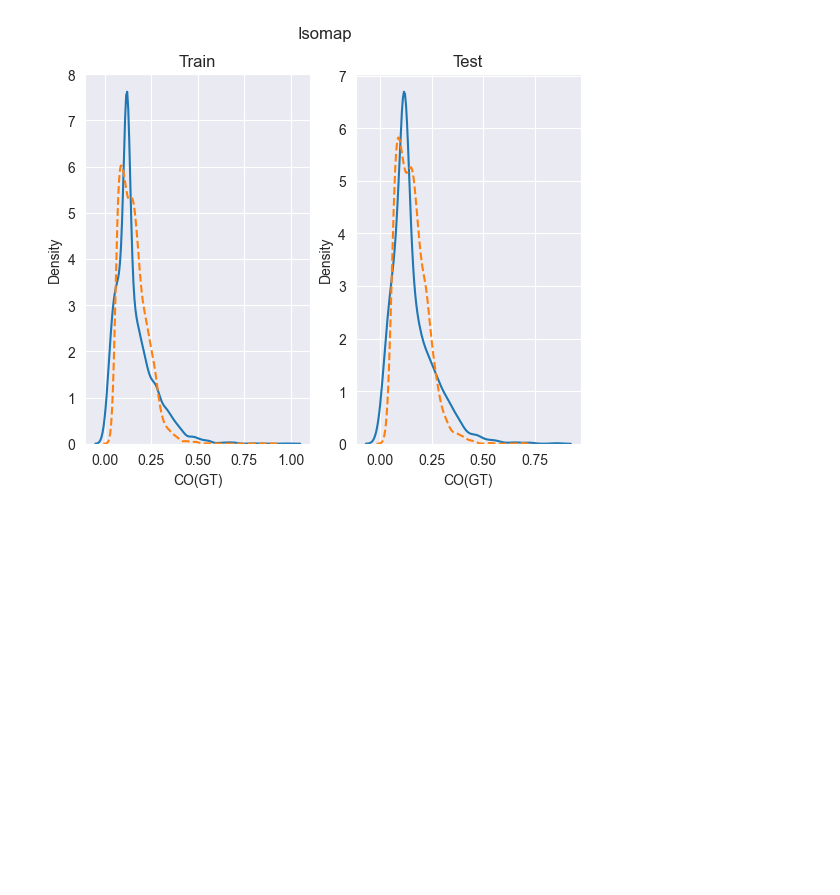
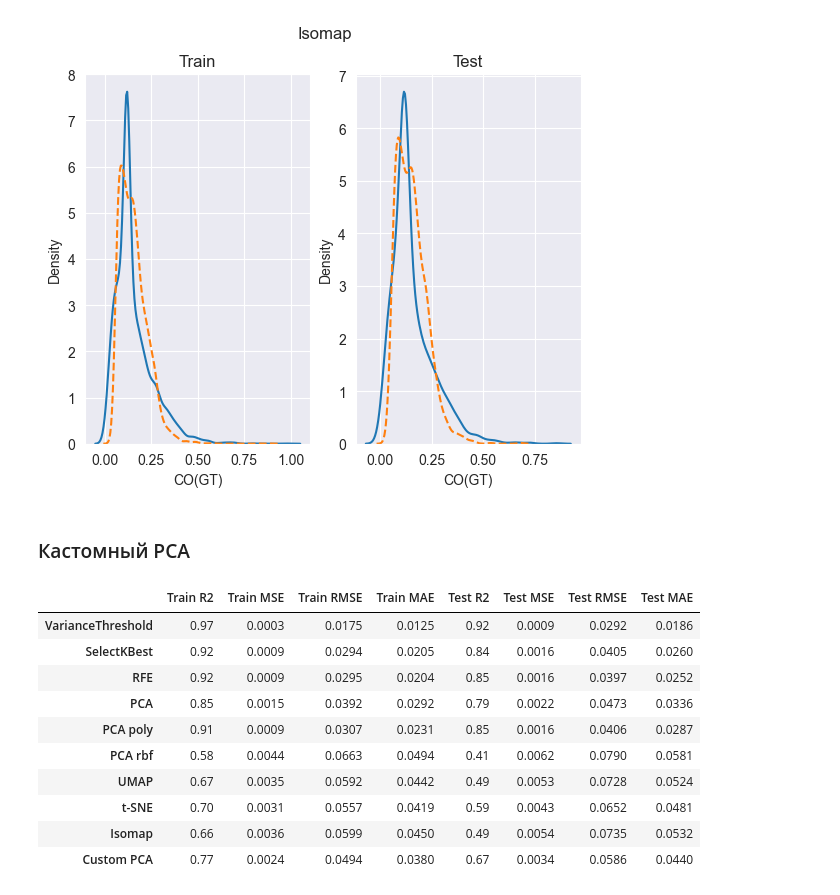
Before and after one commit to stwz13/ml, a Jupyter notebook: lab6_reg.ipynb, the cells around one changed output. Cells and saved outputs as stored; diff of their text form; code cells hidden in the pictures; blank space fills up the shorter version.

```diff
--- a/lab6_reg.ipynb
+++ b/lab6_reg.ipynb
@@ -600,3 +612,31 @@ plt.suptitle("Isomap")
 # %% [output]
 Text(0.5, 0.98, 'Isomap')
 [figure]
+# %% [markdown]
+### Кастомный РСА
+# %%
+from custom_algorithms import Pca
+
+custom_pca = Pca(n_components=3)
+custom_pca.fit(X)
+X_pca = custom_pca.transform(X)
+# %%
+from catboost import CatBoostRegressor
+X_train_pca = custom_pca.transform(X_train)
+X_test_pca = custom_pca.transform(X_test)
+model = CatBoostRegressor(**best_params)
+model.fit(X_train_pca, y_train)
+# input_into_table(X_train_pca, X_test_pca, y_train, y_test, model, name="Custom PCA")
+table
+# %% [output]
+|  | Train R2 | Train MSE | Train RMSE | Train MAE | Test R2 | Test MSE | Test RMSE | Test MAE |
+| VarianceThreshold | 0.97 | 0.0003 | 0.0175 | 0.0125 | 0.92 | 0.0009 | 0.0292 | 0.0186 |
+| SelectKBest | 0.92 | 0.0009 | 0.0294 | 0.0205 | 0.84 | 0.0016 | 0.0405 | 0.0260 |
+| RFE | 0.92 | 0.0009 | 0.0295 | 0.0204 | 0.85 | 0.0016 | 0.0397 | 0.0252 |
+| PCA | 0.85 | 0.0015 | 0.0392 | 0.0292 | 0.79 | 0.0022 | 0.0473 | 0.0336 |
+| PCA poly | 0.91 | 0.0009 | 0.0307 | 0.0231 | 0.85 | 0.0016 | 0.0406 | 0.0287 |
+| PCA rbf | 0.58 | 0.0044 | 0.0663 | 0.0494 | 0.41 | 0.0062 | 0.0790 | 0.0581 |
+| UMAP | 0.67 | 0.0035 | 0.0592 | 0.0442 | 0.49 | 0.0053 | 0.0728 | 0.0524 |
+| t-SNE | 0.70 | 0.0031 | 0.0557 | 0.0419 | 0.59 | 0.0043 | 0.0652 | 0.0481 |
+| Isomap | 0.66 | 0.0036 | 0.0599 | 0.0450 | 0.49 | 0.0054 | 0.0735 | 0.0532 |
+| Custom PCA | 0.77 | 0.0024 | 0.0494 | 0.0380 | 0.67 | 0.0034 | 0.0586 | 0.0440 |
```
Also changed, not shown: parts of 22 cells of this notebook, 1 other file.
